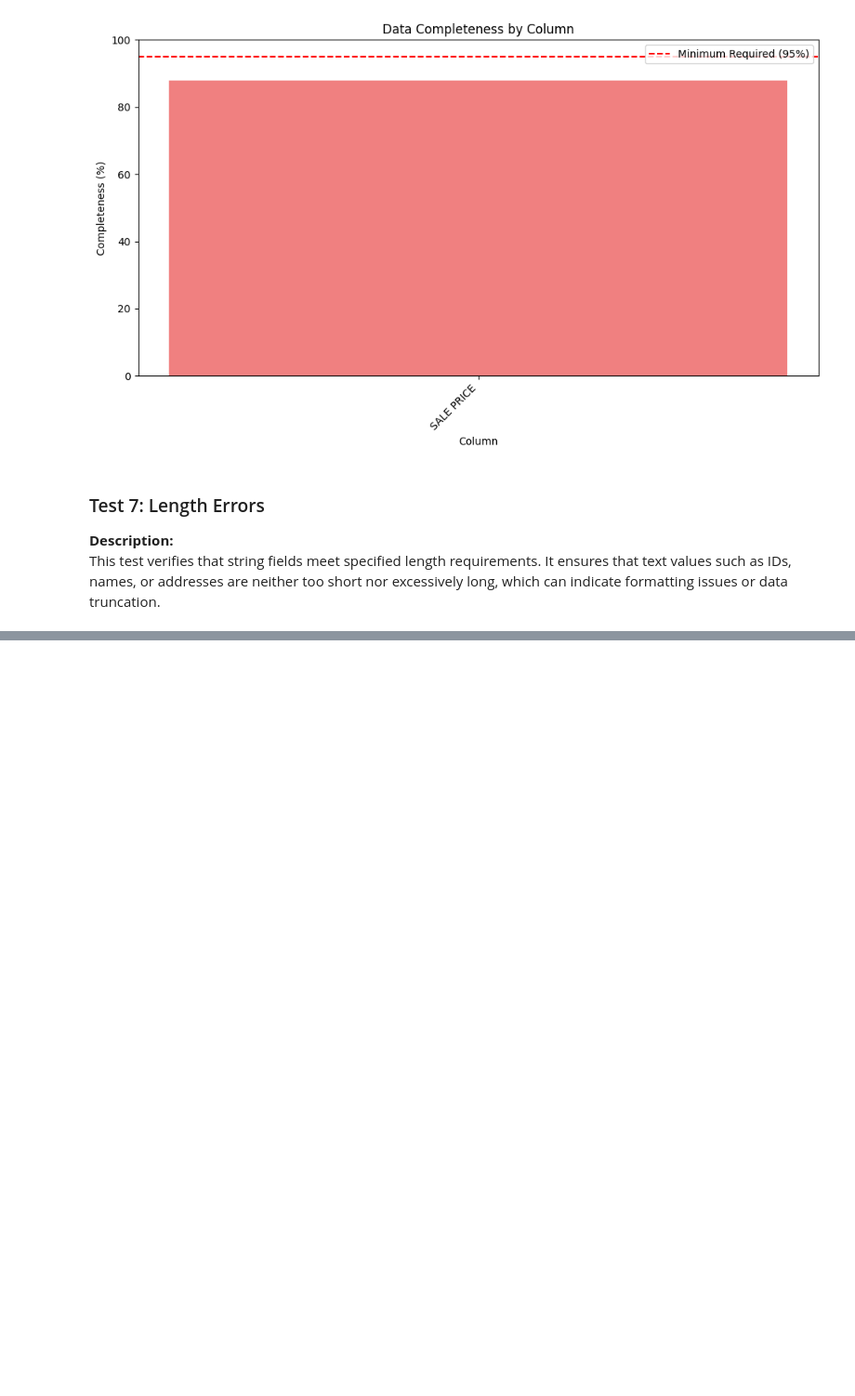
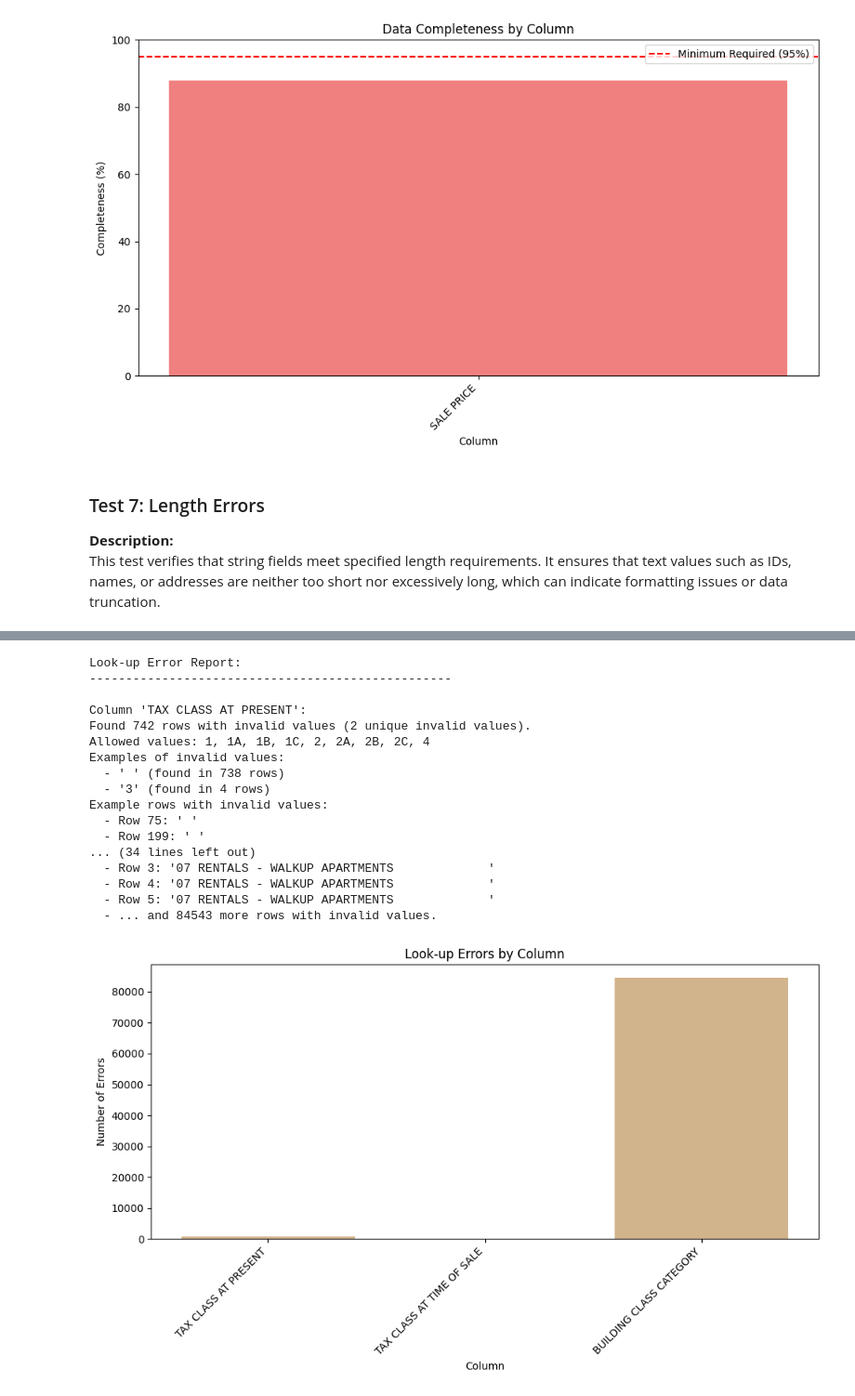
Before and after one commit to ObayAlshaer/CSI4142_Assignment-2, a Jupyter notebook: Dataset1/Dataset1.ipynb, the cells around one changed output, grey strips where cells are left out. Shown at 93% size. Drawn from its saved outputs; the diff is of its cells as text; code cells hidden in the pictures; blank space fills up the shorter version.

```diff
--- a/Dataset1/Dataset1.ipynb
+++ b/Dataset1/Dataset1.ipynb
@@ -941,0 +1191,68 @@ This test verifies that string fields meet specified length requirements. It ens
+# %%
+# RESULTS
+# Generate report
+print("Look-up Error Report:")
+print("-" * 50)
+
+if not lookup_errors:
+    print("No look-up errors found. All categorical values are valid.")
+else:
+    for column, error_info in lookup_errors.items():
+        errors = error_info['errors']
+        unique_invalid = error_info['unique_invalid']
+
+        print(f"\nColumn '{column}':")
+        print(f"Found {len(errors)} rows with invalid values ({len(unique_invalid)} unique invalid values).")
+
+        # Display allowed values if the list is not too long
+        allowed_values = error_info['allowed_values']
+        if len(allowed_values) <= 10:
+            print(f"Allowed values: {', '.join(str(v) for v in allowed_values)}")
+        else:
+            print(f"Allowed values: {len(allowed_values)} valid options defined")
+
+        print("Examples of invalid values:")
+        for i, value in enumerate(unique_invalid[:10]):  # Show first 10 unique invalid values
+            value_count = sum(1 for _, val in errors if val == value)
+            print(f"  - '{value}' (found in {value_count} rows)")
+        if len(unique_invalid) > 10:
+            print(f"  - ... and {len(unique_invalid)-10} more invalid values.")
+
+        print("Example rows with invalid values:")
+        for i, (idx, value) in enumerate(errors[:5]):  # Show first 5 examples
+            print(f"  - Row {idx+1}: '{value}'")
+        if len(errors) > 5:
+            print(f"  - ... and {len(errors)-5} more rows with invalid values.")
+
+    # Create a bar chart of error counts
+    plt.figure(figsize=(10, 6))
+    columns = list(lookup_errors.keys())
+    error_counts = [len(error_info['errors']) for error_info in lookup_errors.values()]
+
+    plt.bar(columns, error_counts, color='tan')
+    plt.title('Look-up Errors by Column')
+    plt.xlabel('Column')
+    plt.ylabel('Number of Errors')
+    plt.xticks(rotation=45, ha='right')
+
+    plt.tight_layout()
+    plt.show()
+# %% [output]
+Look-up Error Report:
+--------------------------------------------------
+
+Column 'TAX CLASS AT PRESENT':
+Found 742 rows with invalid values (2 unique invalid values).
+Allowed values: 1, 1A, 1B, 1C, 2, 2A, 2B, 2C, 4
+Examples of invalid values:
+  - ' ' (found in 738 rows)
+  - '3' (found in 4 rows)
+Example rows with invalid values:
+  - Row 75: ' '
+  - Row 199: ' '
+... (34 lines left out)
+  - Row 3: '07 RENTALS - WALKUP APARTMENTS             '
+  - Row 4: '07 RENTALS - WALKUP APARTMENTS             '
+  - Row 5: '07 RENTALS - WALKUP APARTMENTS             '
+  - ... and 84543 more rows with invalid values.
+[figure, added]
```
Also changed, not shown: parts of 18 cells of this notebook, 1 other file.
